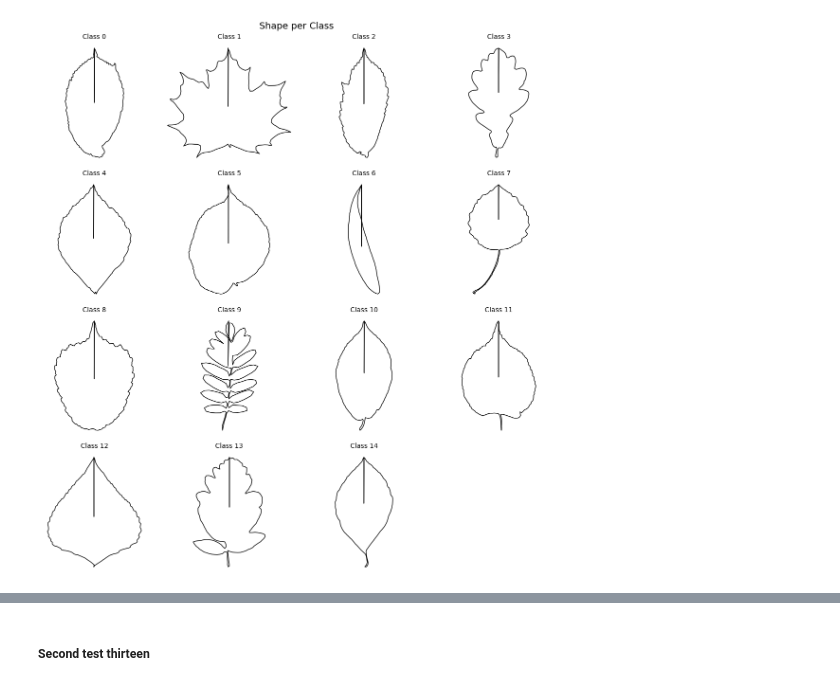
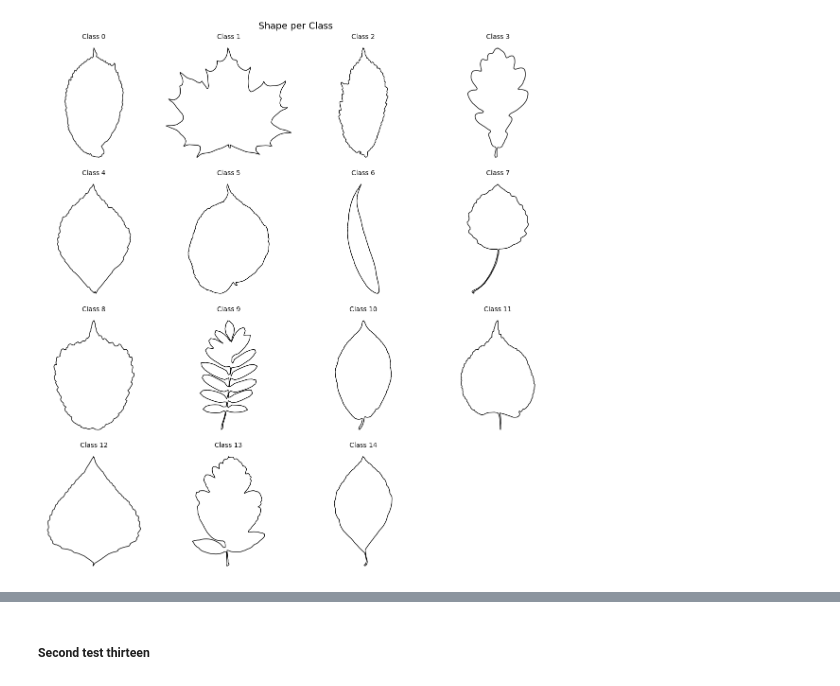
Before and after one commit to GiLonga/Varifold-Moments, a Jupyter notebook: SLeaves.ipynb, the cells around one changed output, grey strips where cells are left out. Cells and saved outputs as stored; diff of their text form; code cells hidden in the pictures.

Commit message:
Fixing a bug on the leaves

```diff
--- a/SLeaves.ipynb
+++ b/SLeaves.ipynb
@@ -12,37 +12,35 @@ leaves = np.load(r"D:\_WPI\geom_learn\Shared_Files\python_\Geometric-Learning\et
 N, d, c = leaves.shape
 labels = np.repeat(np.arange(15), 50)
 # %%
-complex_leaves = np.array([Normalize(shape_to_complex(reparametrize_by_arc_length(leaves[i], 200, False)[1][:-1])) for i in range(N)])
 
-
-
+complex_leaves = np.array([Normalize(shape_to_complex(reparametrize_by_arc_length(leaves[i][:-1], 200, False)[1])) for i in range(N)])
 
 shape_per_class = one_polygon_per_class(complex_leaves, labels)
 
 classes = sorted(shape_per_class.keys())
 n_classes = len(classes)
 
 # ---- Create grid dynamically ----
 ncols = 4
 nrows = int(np.ceil(n_classes / ncols))
 
 fig, axes = plt.subplots(nrows, ncols, figsize=(3 * ncols, 3 * nrows))
 axes = np.atleast_1d(axes).ravel()
 
 # ---- Plot ----
 for ax, lab in zip(axes, classes):
     plot_polygon(ax, shape_per_class[lab], color="black", lw=1)
     ax.set_title(f"Class {lab}", fontsize=10)
 
 # ---- Remove unused axes ----
 for ax in islice(axes, n_classes, None):
     ax.remove()
 
 plt.suptitle("Shape per Class", fontsize=14)
 plt.tight_layout()
 plt.show()
 # %% [output]
-[figure, old version]
+[figure, new version]
 # %%
 feature_dicts = [features_13(remove_duplicate_vertices(leaf)) for leaf in complex_leaves]
 
```
Also changed, not shown: parts of 4 cells of this notebook.
